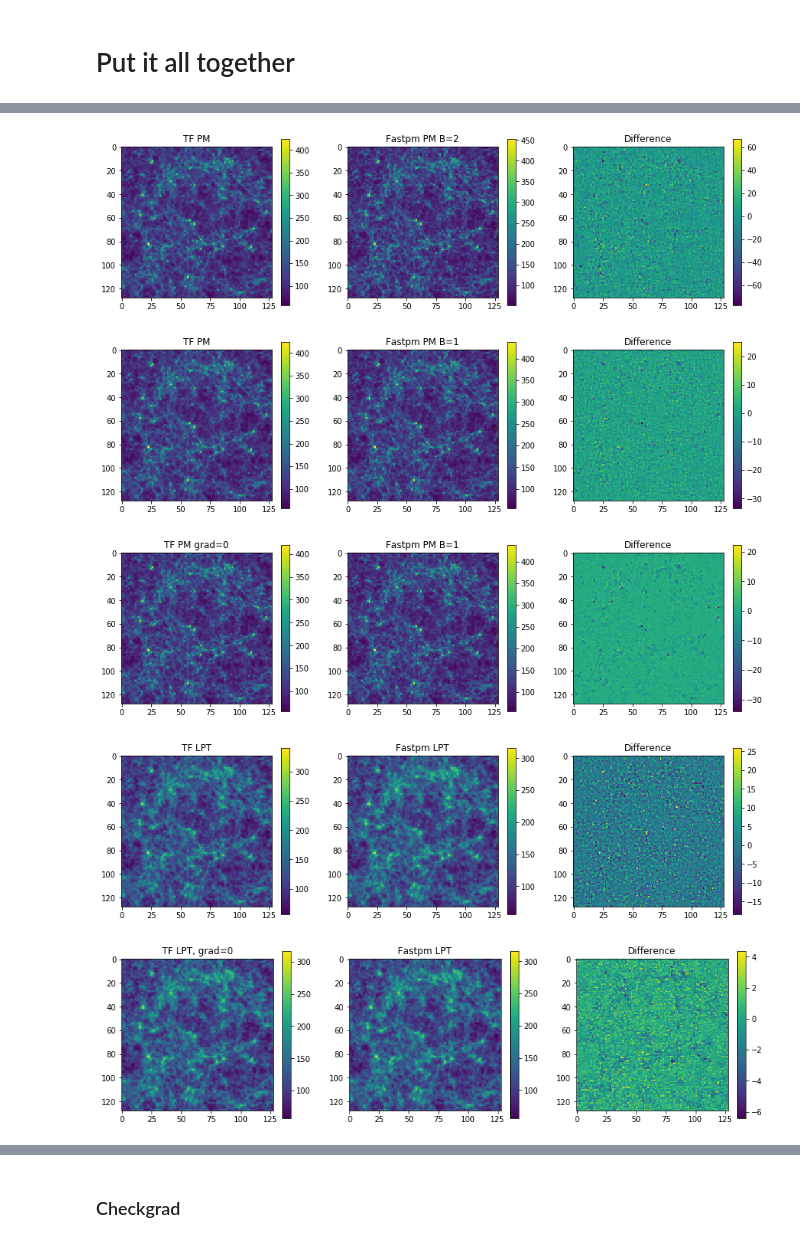
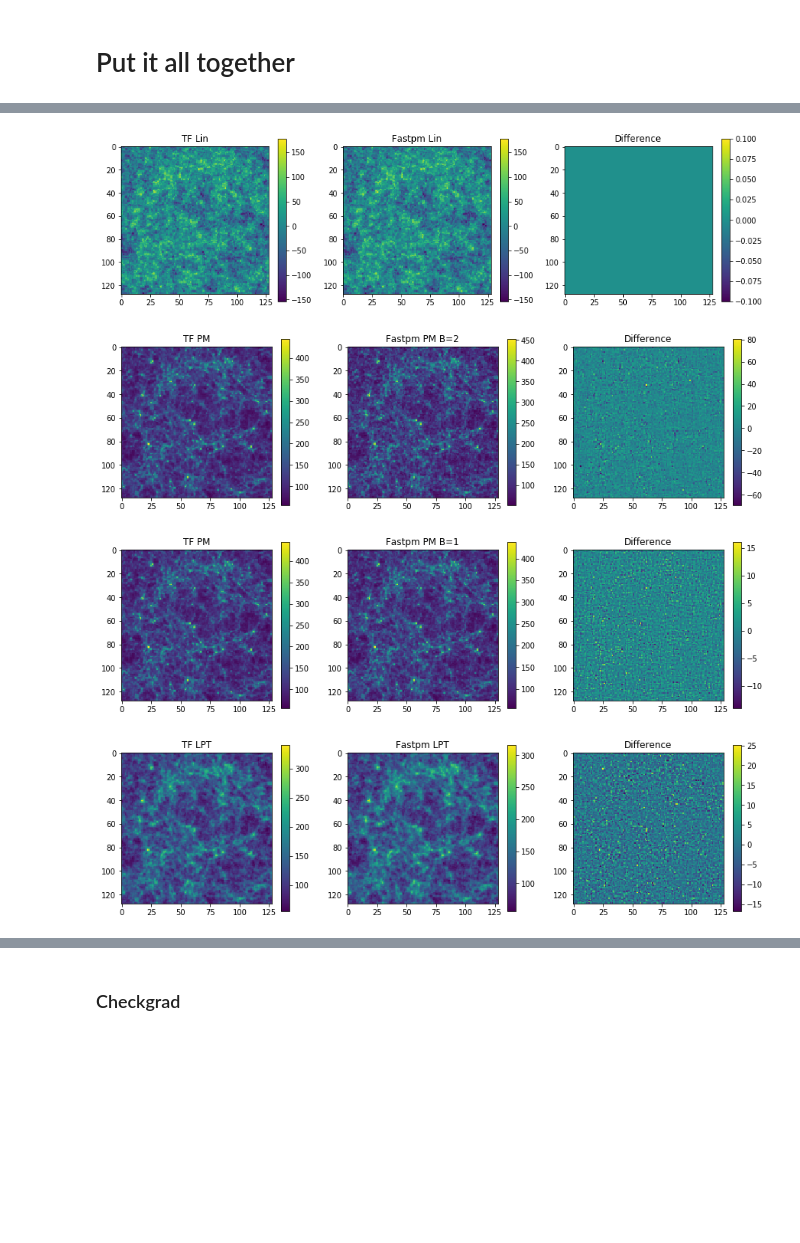
Before and after one commit to modichirag/galmodel, a Jupyter notebook: notebooks/TfFPM-Copy1.ipynb, the cells around one changed output, grey strips where cells are left out. Saved outputs shown, nothing was run; the diff lists cells and outputs as text; code cells hidden in the pictures; blank space fills up the shorter version.

```diff
--- a/notebooks/TfFPM-Copy1.ipynb
+++ b/notebooks/TfFPM-Copy1.ipynb
@@ -486,4 +520,17 @@ Text(0.5, 1.0, 'Difference')
 # %%
+
+fig, ax = plt.subplots(1, 3, figsize = (15, 4))
+im = ax[0].imshow(linear[...].sum(axis=0))
+plt.colorbar(im, ax=ax[0])
+ax[0].set_title('TF Lin')
+im = ax[1].imshow(truelin[...].sum(axis=0))
+plt.colorbar(im, ax=ax[1])
+ax[1].set_title('Fastpm Lin')
+im = ax[2].imshow((truelin-linear)[...].sum(axis=0))
+plt.colorbar(im, ax=ax[2])
+ax[2].set_title('Difference')
+plt.show()
+
 
 fig, ax = plt.subplots(1, 3, figsize = (15, 4))
 im = ax[0].imshow(meshpm[...].sum(axis=0))
@@ -492,70 +539,70 @@ ax[0].set_title('TF PM')
 im = ax[1].imshow(truefin[...].sum(axis=0))
 plt.colorbar(im, ax=ax[1])
 ax[1].set_title('Fastpm PM B=2')
-im = ax[2].imshow((truefinfpm-truefin)[...].sum(axis=0))
+im = ax[2].imshow((meshpm-truefin)[...].sum(axis=0))
 plt.colorbar(im, ax=ax[2])
 ax[2].set_title('Difference')
 plt.show()
 
 
 
 fig, ax = plt.subplots(1, 3, figsize = (15, 4))
 im = ax[0].imshow(meshpm[...].sum(axis=0))
 plt.colorbar(im, ax=ax[0])
 ax[0].set_title('TF PM')
 im = ax[1].imshow(truefin1[...].sum(axis=0))
 plt.colorbar(im, ax=ax[1])
 ax[1].set_title('Fastpm PM B=1')
 im = ax[2].imshow((truefinfpm-truefin1)[...].sum(axis=0))
 plt.colorbar(im, ax=ax[2])
 ax[2].set_title('Difference')
 plt.show()
 
 
-
-fig, ax = plt.subplots(1, 3, figsize = (15, 4))
-im = ax[0].imshow(meshpmor0[...].sum(axis=0))
-plt.colorbar(im, ax=ax[0])
-ax[0].set_title('TF PM grad=0')
-im = ax[1].imshow(truefin1[...].sum(axis=0))
-plt.colorbar(im, ax=ax[1])
-ax[1].set_title('Fastpm PM B=1')
-im = ax[2].imshow((meshpmor0-truefin1)[...].sum(axis=0))
-plt.colorbar(im, ax=ax[2])
-ax[2].set_title('Difference')
-plt.show()
-
-
 fig, ax = plt.subplots(1, 3, figsize = (15, 4))
 im = ax[0].imshow(meshlpt[...].sum(axis=0))
 plt.colorbar(im, ax=ax[0])
 ax[0].set_title('TF LPT')
 im = ax[1].imshow(truefinlpt[...].sum(axis=0))
 plt.colorbar(im, ax=ax[1])
 ax[1].set_title('Fastpm LPT')
 im = ax[2].imshow((meshlpt-truefinlpt)[...].sum(axis=0))
 plt.colorbar(im, ax=ax[2])
 ax[2].set_title('Difference')
 plt.show()
 
 
-fig, ax = plt.subplots(1, 3, figsize = (15, 4))
-im = ax[0].imshow(meshlptor0[...].sum(axis=0))
-plt.colorbar(im, ax=ax[0])
-ax[0].set_title('TF LPT, grad=0')
-im = ax[1].imshow(truefinlpt[...].sum(axis=0))
-plt.colorbar(im, ax=ax[1])
-ax[1].set_title('Fastpm LPT')
-im = ax[2].imshow((meshlptor0-truefinlpt)[...].sum(axis=0))
-plt.colorbar(im, ax=ax[2])
-ax[2].set_title('Difference')
-plt.show()
+
+# fig, ax = plt.subplots(1, 3, figsize = (15, 4))
+# im = ax[0].imshow(meshpmor0[...].sum(axis=0))
+# plt.colorbar(im, ax=ax[0])
+# ax[0].set_title('TF PM grad=0')
+# im = ax[1].imshow(truefin1[...].sum(axis=0))
+# plt.colorbar(im, ax=ax[1])
+# ax[1].set_title('Fastpm PM B=1')
+# im = ax[2].imshow((meshpmor0-truefin1)[...].sum(axis=0))
+# plt.colorbar(im, ax=ax[2])
+# ax[2].set_title('Difference')
+# plt.show()
+
+
+
+# fig, ax = plt.subplots(1, 3, figsize = (15, 4))
+# im = ax[0].imshow(meshlptor0[...].sum(axis=0))
+# plt.colorbar(im, ax=ax[0])
+# ax[0].set_title('TF LPT, grad=0')
+# im = ax[1].imshow(truefinlpt[...].sum(axis=0))
+# plt.colorbar(im, ax=ax[1])
+# ax[1].set_title('Fastpm LPT')
+# im = ax[2].imshow((meshlptor0-truefinlpt)[...].sum(axis=0))
+# plt.colorbar(im, ax=ax[2])
+# ax[2].set_title('Difference')
+# plt.show()
 # %% [output]
-[figure, old version]
+[figure, new version]
-[figure, old version]
+[figure, new version]
-[figure, old version]
+[figure, new version]
-[figure, old version]
+[figure, new version]
-[figure, removed]
 # %%
 fig, ax = plt.subplots(1, 2, figsize=(10, 4))
 
```
Also changed, not shown: parts of 14 cells of this notebook, 10 other files.
